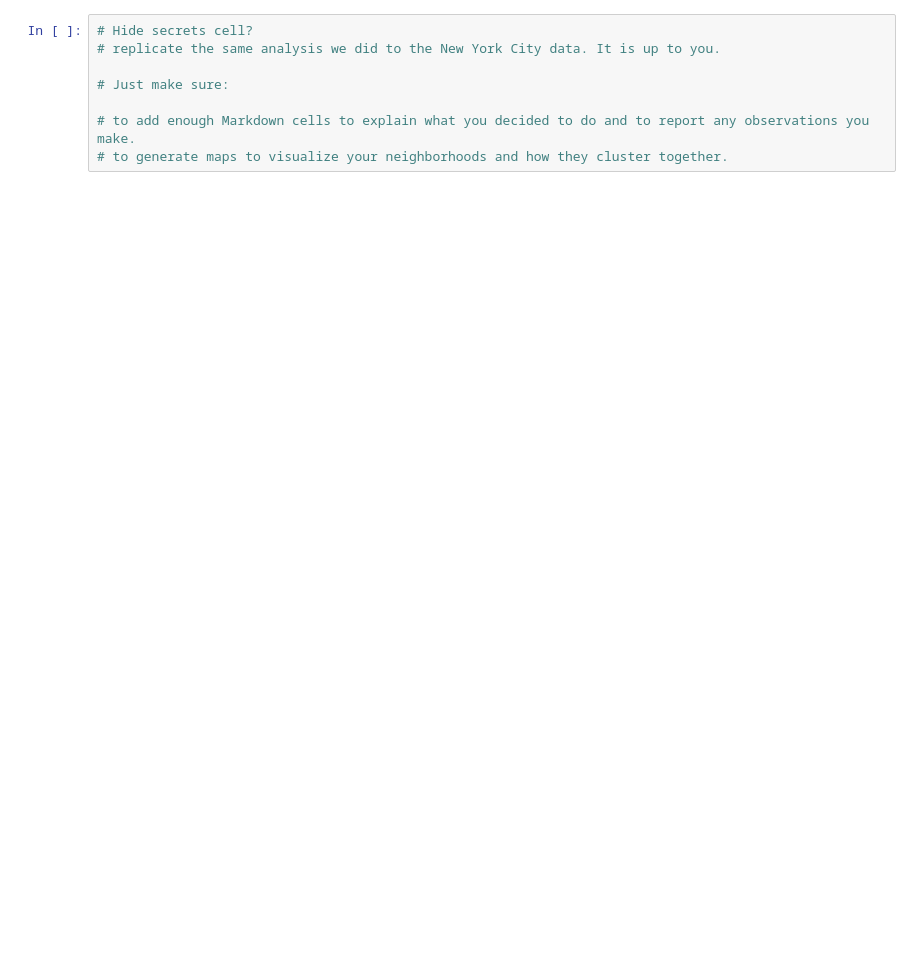
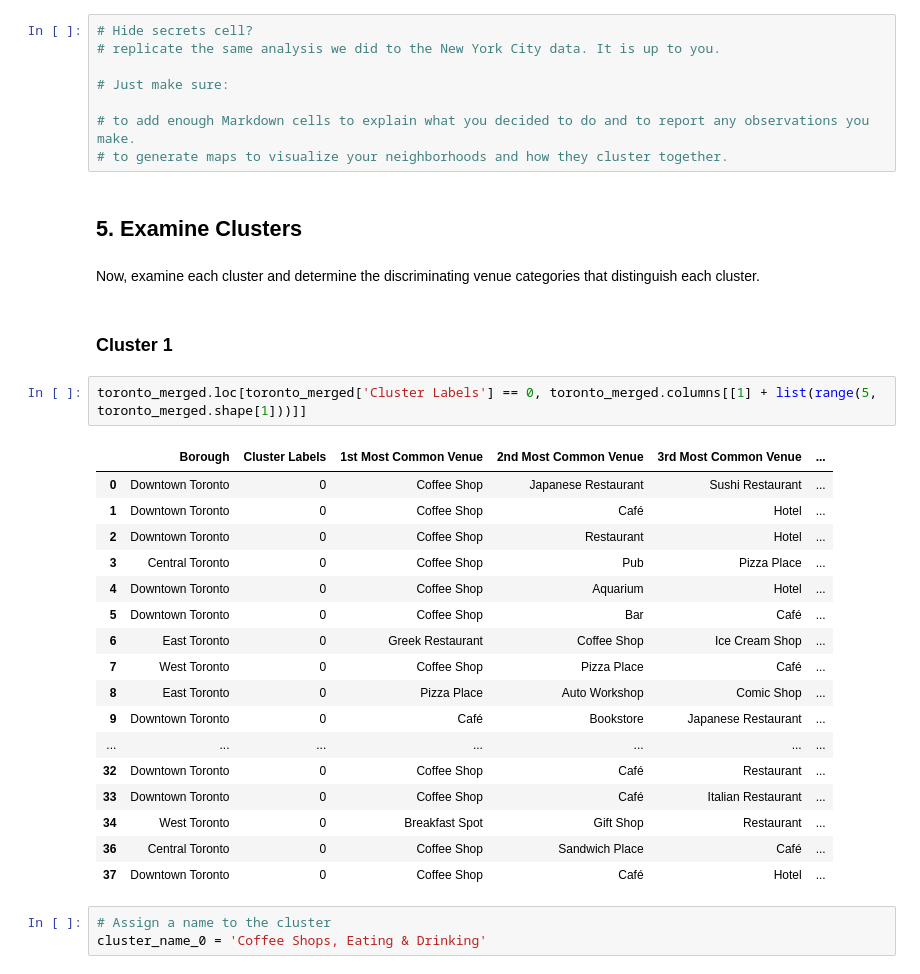
Before and after one commit to rojyates/Coursera_Capstone, a Jupyter notebook: Capstone Week 3 Canadian PostCodes.ipynb, the cells around one changed output. Cells and saved outputs as stored; diff of their text form; blank space fills up the shorter version.

Commit message:
Assigned names to the clusters, and redrawn the folio map to show the new data.

```diff
--- a/Capstone Week 3 Canadian PostCodes.ipynb
+++ b/Capstone Week 3 Canadian PostCodes.ipynb
@@ -603,3 +605,32 @@ map_clusters
 
 # to add enough Markdown cells to explain what you decided to do and to report any observations you make.
 # to generate maps to visualize your neighborhoods and how they cluster together.
+# %% [markdown]
+## 5. Examine Clusters
+# %% [markdown]
+Now, examine each cluster and determine the discriminating venue categories that distinguish each cluster.
+# %% [markdown]
+### Cluster 1
+# %%
+toronto_merged.loc[toronto_merged['Cluster Labels'] == 0, toronto_merged.columns[[1] + list(range(5, toronto_merged.shape[1]))]]
+# %% [output]
+|  | Borough | Cluster Labels | 1st Most Common Venue | 2nd Most Common Venue | 3rd Most Common Venue | ... |
+| 0 | Downtown Toronto | 0 | Coffee Shop | Japanese Restaurant | Sushi Restaurant | ... |
+| 1 | Downtown Toronto | 0 | Coffee Shop | Café | Hotel | ... |
+| 2 | Downtown Toronto | 0 | Coffee Shop | Restaurant | Hotel | ... |
+| 3 | Central Toronto | 0 | Coffee Shop | Pub | Pizza Place | ... |
+| 4 | Downtown Toronto | 0 | Coffee Shop | Aquarium | Hotel | ... |
+| 5 | Downtown Toronto | 0 | Coffee Shop | Bar | Café | ... |
+| 6 | East Toronto | 0 | Greek Restaurant | Coffee Shop | Ice Cream Shop | ... |
+| 7 | West Toronto | 0 | Coffee Shop | Pizza Place | Café | ... |
+| 8 | East Toronto | 0 | Pizza Place | Auto Workshop | Comic Shop | ... |
+| 9 | Downtown Toronto | 0 | Café | Bookstore | Japanese Restaurant | ... |
+| ... | ... | ... | ... | ... | ... | ... |
+| 32 | Downtown Toronto | 0 | Coffee Shop | Café | Restaurant | ... |
+| 33 | Downtown Toronto | 0 | Coffee Shop | Café | Italian Restaurant | ... |
+| 34 | West Toronto | 0 | Breakfast Spot | Gift Shop | Restaurant | ... |
+| 36 | Central Toronto | 0 | Coffee Shop | Sandwich Place | Café | ... |
+| 37 | Downtown Toronto | 0 | Coffee Shop | Café | Hotel | ... |
+# %%
+# Assign a name to the cluster
+cluster_name_0 = 'Coffee Shops, Eating & Drinking'
```
Also changed, not shown: parts of 32 cells of this notebook.
